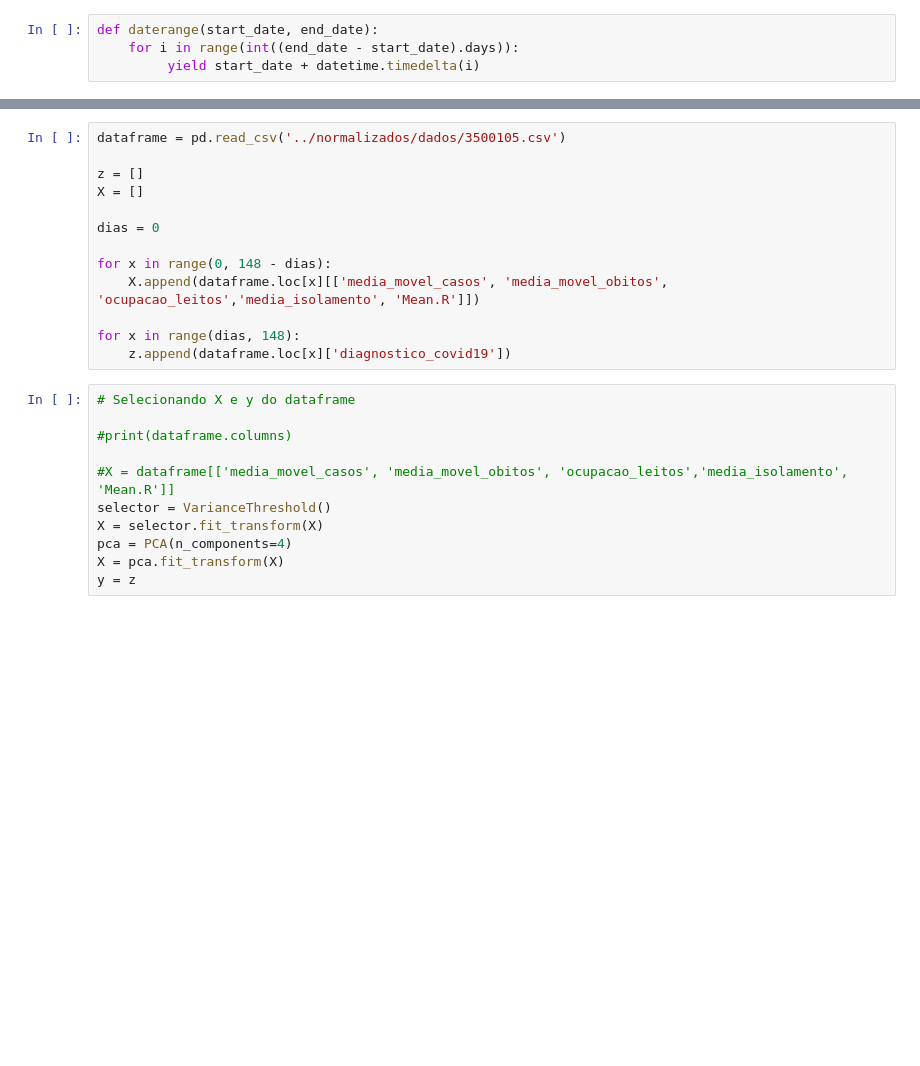
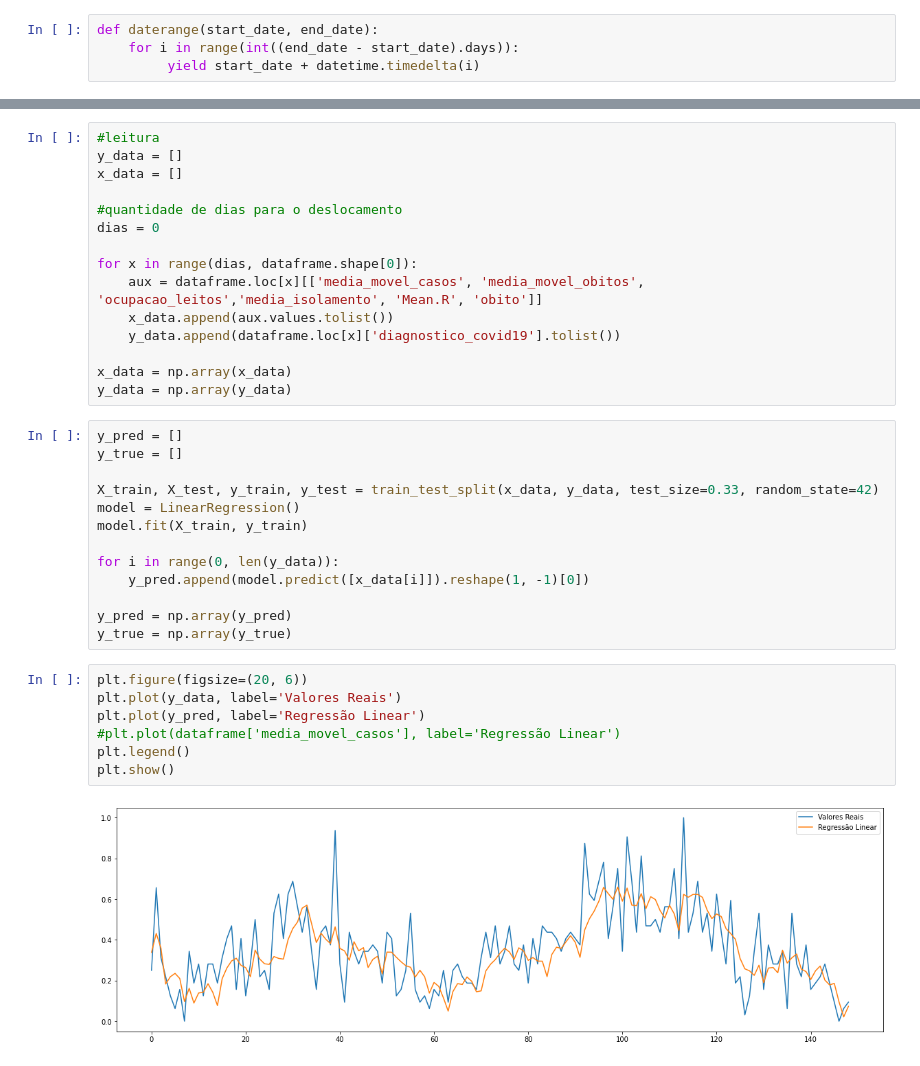
Before and after one commit to CamiloMaiaPires/ProjetoFinal_IA, a Jupyter notebook: Analise_modelos/Regressao.ipynb, the cells around one changed output, grey strips where cells are left out. Saved outputs shown, nothing was run; the diff lists cells and outputs as text; blank space fills up the shorter version.

```diff
--- a/Analise_modelos/Regressao.ipynb
+++ b/Analise_modelos/Regressao.ipynb
@@ -12,24 +36,37 @@ def daterange(start_date, end_date):
 # %%
-dataframe = pd.read_csv('../normalizados/dados/3500105.csv')
+#leitura
+y_data = []
+x_data = []
 
-z = []
-X = []
-
+#quantidade de dias para o deslocamento
 dias = 0
 
-for x in range(0, 148 - dias):
-    X.append(dataframe.loc[x][['media_movel_casos', 'media_movel_obitos', 'ocupacao_leitos','media_isolamento', 'Mean.R']])
+for x in range(dias, dataframe.shape[0]):
+    aux = dataframe.loc[x][['media_movel_casos', 'media_movel_obitos', 'ocupacao_leitos','media_isolamento', 'Mean.R', 'obito']]
+    x_data.append(aux.values.tolist())
+    y_data.append(dataframe.loc[x]['diagnostico_covid19'].tolist())
 
-for x in range(dias, 148):
-    z.append(dataframe.loc[x]['diagnostico_covid19'])
+x_data = np.array(x_data)
+y_data = np.array(y_data)
-# %%
-# Selecionando X e y do dataframe
-
-#print(dataframe.columns)
-
-#X = dataframe[['media_movel_casos', 'media_movel_obitos', 'ocupacao_leitos','media_isolamento', 'Mean.R']]
-selector = VarianceThreshold()
-X = selector.fit_transform(X)
-pca = PCA(n_components=4)
-X = pca.fit_transform(X)
-y = z
+# %%
+y_pred = []
+y_true = []
+
+X_train, X_test, y_train, y_test = train_test_split(x_data, y_data, test_size=0.33, random_state=42)
+model = LinearRegression()
+model.fit(X_train, y_train)
+
+for i in range(0, len(y_data)):
+    y_pred.append(model.predict([x_data[i]]).reshape(1, -1)[0])
+
+y_pred = np.array(y_pred)
+y_true = np.array(y_true)
+# %%
+plt.figure(figsize=(20, 6))
+plt.plot(y_data, label='Valores Reais')
+plt.plot(y_pred, label='Regressão Linear')
+#plt.plot(dataframe['media_movel_casos'], label='Regressão Linear')
+plt.legend()
+plt.show()
+# %% [output]
+[figure, added]
```
Also changed, not shown: parts of 11 cells of this notebook.
